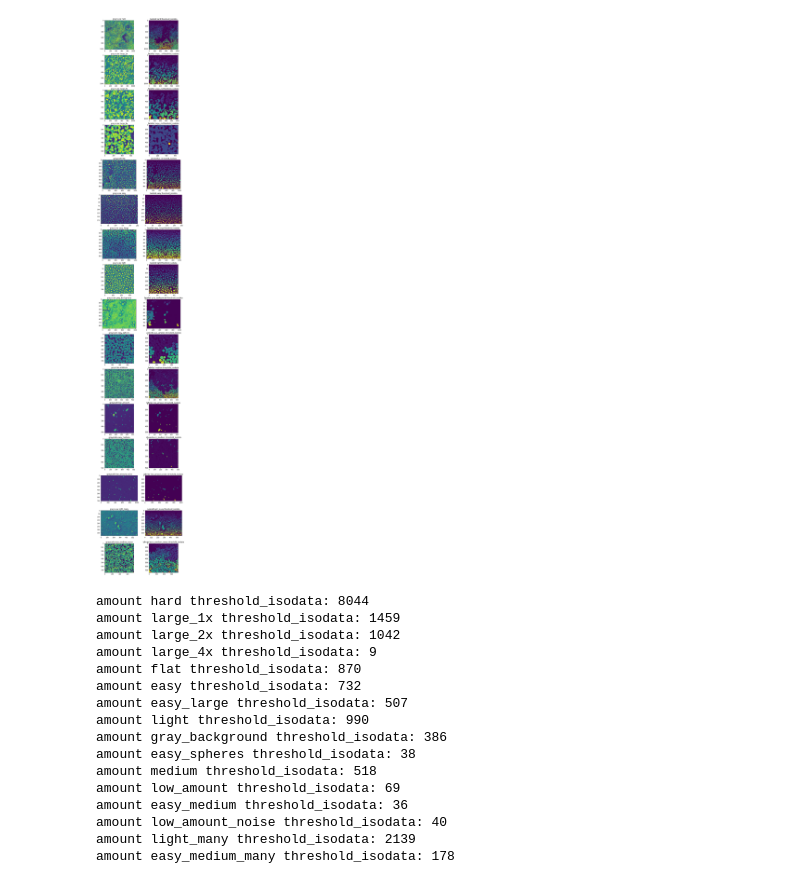
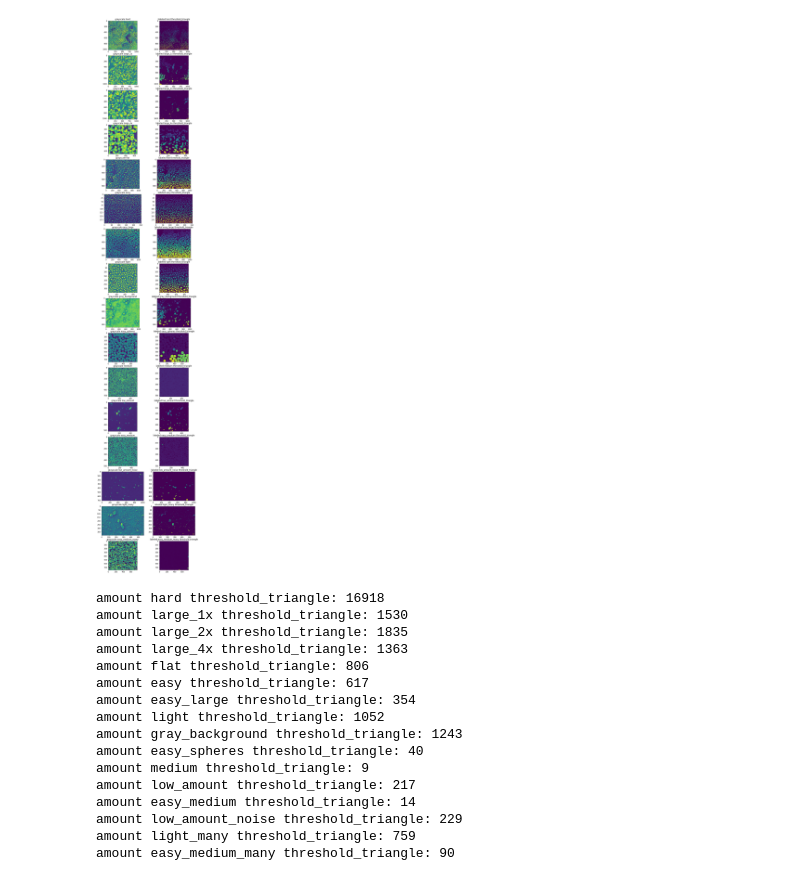
Before and after one commit to Toliak/particle-counter, a Jupyter notebook: notebooks/threshold.ipynb, the cells around one changed output. Saved outputs shown, nothing was run; the diff lists cells and outputs as text; code cells hidden in the pictures.

```diff
--- a/notebooks/threshold.ipynb
+++ b/notebooks/threshold.ipynb
@@ -5,56 +5,55 @@ import Dataset
 
 dataset_list = Dataset.get_full_dataset()
 # %%
-from skimage.filters import threshold_isodata, threshold_otsu, threshold_li, threshold_mean, \
-    threshold_minimum, threshold_triangle, threshold_yen, threshold_niblack, rank
+from skimage.filters import threshold_triangle, rank
 from scipy.ndimage import label
 import matplotlib.pyplot as plot
 
 log = []
 row_amount = len(dataset_list)
 
-plot.figure(figsize=(10, 70))
+plot.figure(figsize=(10, 60))
 for i, data in enumerate(dataset_list):
     image, title = data['image'], data['title']
 
     image = color.rgb2gray(image)
     image = rank.median(image, disk(2))          # denoise
 
     plot.subplot(row_amount, 2, i*2 + 1)
     plot.imshow(image)
     plot.title(f'grayscale {title}')
 
-    threshold_function = threshold_isodata
+    threshold_function = threshold_triangle
     threshold_value = threshold_function(image)
     binary = image > threshold_value
 
     labeled, amount = label(binary)
 
     plot.subplot(row_amount, 2, i*2 + 2)
     plot.imshow(labeled)
     plot.title(f'labeled {title} {threshold_function.__name__}')
 
     log.append(f'amount {title} {threshold_function.__name__}: {amount}')
 
 plot.show()
 # %% [output]
-[figure, old version]
+[figure, new version]
 # %%
 print(*log, sep='\n')
 # %% [output]
-amount hard threshold_isodata: 8044
-amount large_1x threshold_isodata: 1459
-amount large_2x threshold_isodata: 1042
-amount large_4x threshold_isodata: 9
-amount flat threshold_isodata: 870
-amount easy threshold_isodata: 732
-amount easy_large threshold_isodata: 507
-amount light threshold_isodata: 990
-amount gray_background threshold_isodata: 386
-amount easy_spheres threshold_isodata: 38
-amount medium threshold_isodata: 518
-amount low_amount threshold_isodata: 69
-amount easy_medium threshold_isodata: 36
-amount low_amount_noise threshold_isodata: 40
-amount light_many threshold_isodata: 2139
-amount easy_medium_many threshold_isodata: 178
+amount hard threshold_triangle: 16918
+amount large_1x threshold_triangle: 1530
+amount large_2x threshold_triangle: 1835
+amount large_4x threshold_triangle: 1363
+amount flat threshold_triangle: 806
+amount easy threshold_triangle: 617
+amount easy_large threshold_triangle: 354
+amount light threshold_triangle: 1052
+amount gray_background threshold_triangle: 1243
+amount easy_spheres threshold_triangle: 40
+amount medium threshold_triangle: 9
+amount low_amount threshold_triangle: 217
+amount easy_medium threshold_triangle: 14
+amount low_amount_noise threshold_triangle: 229
+amount light_many threshold_triangle: 759
+amount easy_medium_many threshold_triangle: 90
```
